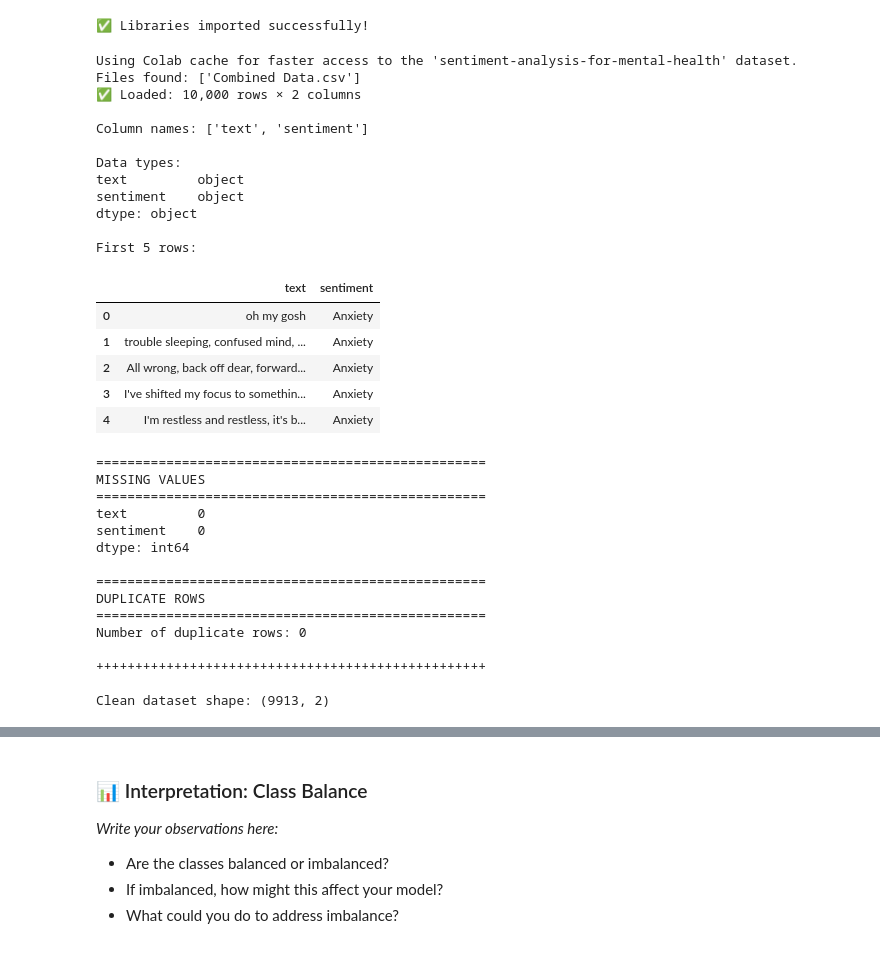
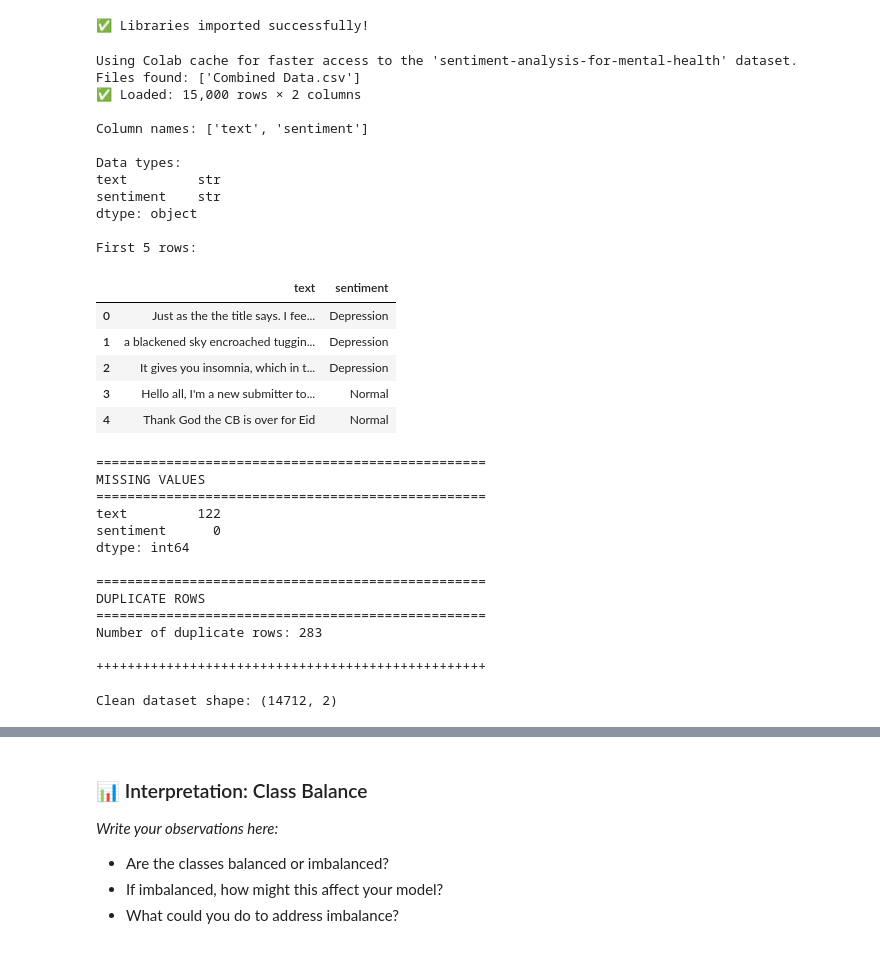
Before and after one commit to CeZa18/Cesar-Zaldivar-ML-ITAI1371, a Jupyter notebook: FP_MentalHelathSentimentAnalysis_CesarZaldivar.ipynb, the cells around one changed output, grey strips where cells are left out. Drawn from its saved outputs; the diff is of its cells as text; code cells hidden in the pictures.

```diff
--- a/FP_MentalHelathSentimentAnalysis_CesarZaldivar.ipynb
+++ b/FP_MentalHelathSentimentAnalysis_CesarZaldivar.ipynb
@@ -196,43 +196,46 @@ os.environ['KAGGLE_KEY'] = userdata.get('KAGGLE_KEY')
 # Kagglehub will use the keys to authenticate
 import kagglehub
 
 # Download the dataset
 path = kagglehub.dataset_download("suchintikasarkar/sentiment-analysis-for-mental-health")
 
 # See what files downloaded
 print("Files found:", os.listdir(path))
 
-# Load the CSV avoiding the unnecessary columns with no analytical value (ID column) and limiting it 10000 rows to improve performance
-df = pd.read_csv(os.path.join(path, 'Combined Data.csv'), index_col=0, nrows=10000)
+# Load the CSV avoiding the unnecessary columns with no analytical value (ID column) and limiting it 15000 rows to improve performance
+df = pd.read_csv(os.path.join(path, 'Combined Data.csv'), index_col=0)
 
 # Rename columns for clarity
 df.rename(columns={'statement': 'text', 'status': 'sentiment'}, inplace=True)
+
+# Preserve random sample to maintain distribution itegrity of the dataset
+df = df.sample(n=15000, random_state=42).reset_index(drop=True)
 
 # Display basic information
 print(f"✅ Loaded: {df.shape[0]:,} rows × {df.shape[1]} columns")
 print(f"\nColumn names: {df.columns.tolist()}")
 print(f"\nData types:\n{df.dtypes}")
 print(f"\nFirst 5 rows:\n")
 df.head()
 # %% [output]
 Using Colab cache for faster access to the 'sentiment-analysis-for-mental-health' dataset.
 Files found: ['Combined Data.csv']
-✅ Loaded: 10,000 rows × 2 columns
+✅ Loaded: 15,000 rows × 2 columns
 
 Column names: ['text', 'sentiment']
 
 Data types:
-text         object
-sentiment    object
+text         str
+sentiment    str
 dtype: object
 
 First 5 rows:
 |  | text | sentiment |
-| 0 | oh my gosh | Anxiety |
-| 1 | trouble sleeping, confused mind, ... | Anxiety |
-| 2 | All wrong, back off dear, forward... | Anxiety |
-| 3 | I've shifted my focus to somethin... | Anxiety |
-| 4 | I'm restless and restless, it's b... | Anxiety |
+| 0 | Just as the the title says. I fee... | Depression |
+| 1 | a blackened sky encroached tuggin... | Depression |
+| 2 | It gives you insomnia, which in t... | Depression |
+| 3 | Hello all, I'm a new submitter to... | Normal |
+| 4 | Thank God the CB is over for Eid | Normal |
 # %%
 # Check for missing values
 # YOUR CODE HERE
@@ -262,15 +265,15 @@ print(f"\nClean dataset shape: {df.shape}")
 ==================================================
 MISSING VALUES
 ==================================================
-text         0
-sentiment    0
+text         122
+sentiment      0
 dtype: int64
 
 ==================================================
 DUPLICATE ROWS
 ==================================================
-Number of duplicate rows: 0
+Number of duplicate rows: 283
 
 ++++++++++++++++++++++++++++++++++++++++++++++++++
 
-Clean dataset shape: (9913, 2)
+Clean dataset shape: (14712, 2)
```
Also changed, not shown: parts of 11 cells of this notebook.
